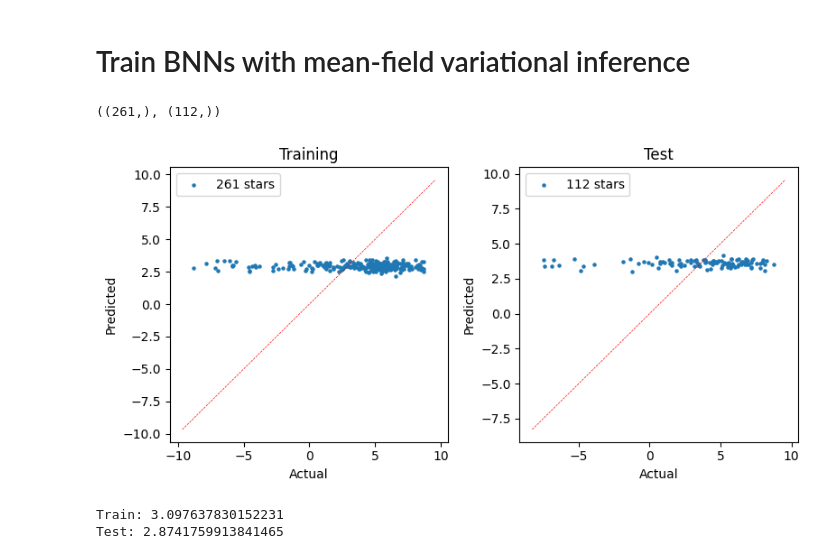
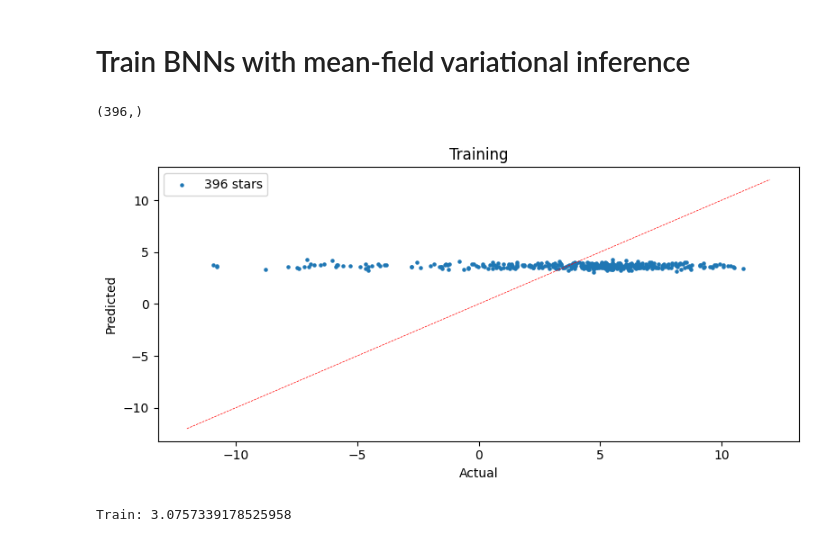
Before and after one commit to stevenalfonso/radial-velocity, a Jupyter notebook: rv_bayesian.ipynb, the cells around one changed output. Drawn from its saved outputs; the diff is of its cells as text; code cells hidden in the pictures.

```diff
--- a/rv_bayesian.ipynb
+++ b/rv_bayesian.ipynb
@@ -102,5 +97,5 @@ plt.scatter(cluster_candidates_rv['pmdec'], cluster_candidates_rv['parallax'])
 # %%
-x_data = np.array(cluster_candidates_rv[['ra','dec','pmra','pmdec','distance']])
+x_data = np.array(cluster_candidates_rv[['ra','dec','pmra','pmdec','parallax']])
 #x_data = np.array(cluster_candidates_rv[['ra','dec','pmra','pmdec']])
 #x_data = np.array(cluster_candidates_rv[['l','b','pmra','pmdec','parallax']])
 
@@ -207,7 +205,8 @@ class BNN_v2(PyroModule):
 # %%
 from pyro.infer import MCMC, NUTS
 
-model = BNN_v2(prior_scale=.5)
+#model = BNN_v2(prior_scale=.5)
+model = BNN(input_dim=5, output_dim=1, hid_dim=50, n_hid_layers=5, prior_scale=1.)
 
 # Set Pyro random seed
 pyro.set_rng_seed(42)
@@ -312,9 +280,9 @@ class BNN_v3(PyroModule):
 # %%
-# define model and data
-model = BNN_v3(input_dim=5, output_dim=1, hid_dim=5, n_hid_layers=1, prior_scale=.5)
+# # define model and data
+# model = BNN(input_dim=5, output_dim=1, hid_dim=5, n_hid_layers=1, prior_scale=.5)
 
-# define MCMC sampler
-nuts_kernel = NUTS(model, jit_compile=False)
-mcmc = MCMC(nuts_kernel, num_samples=50)
-mcmc.run(x_train_, y_train_)
+# # define MCMC sampler
+# nuts_kernel = NUTS(model, jit_compile=False)
+# mcmc = MCMC(nuts_kernel, num_samples=50)
+# mcmc.run(x_train_, y_train_)
 # %%
@@ -394,7 +357,7 @@ from pyro.infer.autoguide import AutoDiagonalNormal
 from tqdm.auto import trange
 pyro.clear_param_store()
 
-model = BNN(hid_dim=10, n_hid_layers=5, prior_scale=5.)
+model = BNN(input_dim=5, output_dim=1, hid_dim=50, n_hid_layers=5, prior_scale=1.)
 mean_field_guide = AutoDiagonalNormal(model)
 optimizer = pyro.optim.Adam({"lr": 0.01})
 
@@ -410,39 +373,38 @@ for epoch in progress_bar:
 # %%
 predictive = Predictive(model=model, guide=mean_field_guide, num_samples=500)
 preds_train = predictive(x_train_)
-preds_test = predictive(x_test_)
+#preds_test = predictive(x_test_)
 
 prediction_train = preds_train['obs'].T.detach().numpy().mean(axis=1)
-prediction_test = preds_test['obs'].T.detach().numpy().mean(axis=1)
+#prediction_test = preds_test['obs'].T.detach().numpy().mean(axis=1)
 
-prediction_train.shape, prediction_test.shape
+prediction_train.shape#, prediction_test.shape
 # %% [output]
-((261,), (112,))
+(396,)
 # %%
-fig, axes = plt.subplots(1,2, figsize=(8,4))
+fig, axes = plt.subplots(figsize=(6,6))
 
-axes[0].scatter(y_train, prediction_train, s=5, label='%s stars'%len(y_train))
-axes[0].set_xlabel("Actual", fontsize=10)
-axes[0].set_ylabel("Predicted",  fontsize=10)
-axes[0].set_title("Training")
-x = np.linspace(*axes[0].get_xlim())
-axes[0].plot(x, x, color='red', ls='--', lw=0.5)
-axes[0].legend()
+axes.scatter(y_train, prediction_train, s=5, label='%s stars'%len(y_train))
+axes.set_xlabel("Actual", fontsize=10)
+axes.set_ylabel("Predicted",  fontsize=10)
+axes.set_title("Training")
+x = np.linspace(*axes.get_xlim())
+axes.plot(x, x, color='red', ls='--', lw=0.5)
+axes.legend()
 
-axes[1].scatter(y_test, prediction_test, s=5, label='%s stars'%len(y_test))
-axes[1].set_xlabel("Actual", fontsize=10)
-axes[1].set_ylabel("Predicted",  fontsize=10)
-axes[1].set_title("Test")
-x = np.linspace(*axes[1].get_xlim())
-axes[1].plot(x, x, color='red', ls='--', lw=0.5)
-axes[1].legend()
+# axes[1].scatter(y_test, prediction_test, s=5, label='%s stars'%len(y_test))
+# axes[1].set_xlabel("Actual", fontsize=10)
+# axes[1].set_ylabel("Predicted",  fontsize=10)
+# axes[1].set_title("Test")
+# x = np.linspace(*axes[1].get_xlim())
+# axes[1].plot(x, x, color='red', ls='--', lw=0.5)
+# axes[1].legend()
 
 fig.tight_layout()
 plt.show()
 
 print('Train:',mean_absolute_error(y_train, prediction_train)) # train
-print('Test:',mean_absolute_error(y_test, prediction_test)) # test
+#print('Test:',mean_absolute_error(y_test, prediction_test)) # test
 # %% [output]
-[figure, old version]
+[figure, new version]
-Train: 3.097637830152231
-Test: 2.8741759913841465
+Train: 3.0757339178525958
```
Also changed, not shown: parts of 14 cells of this notebook.
